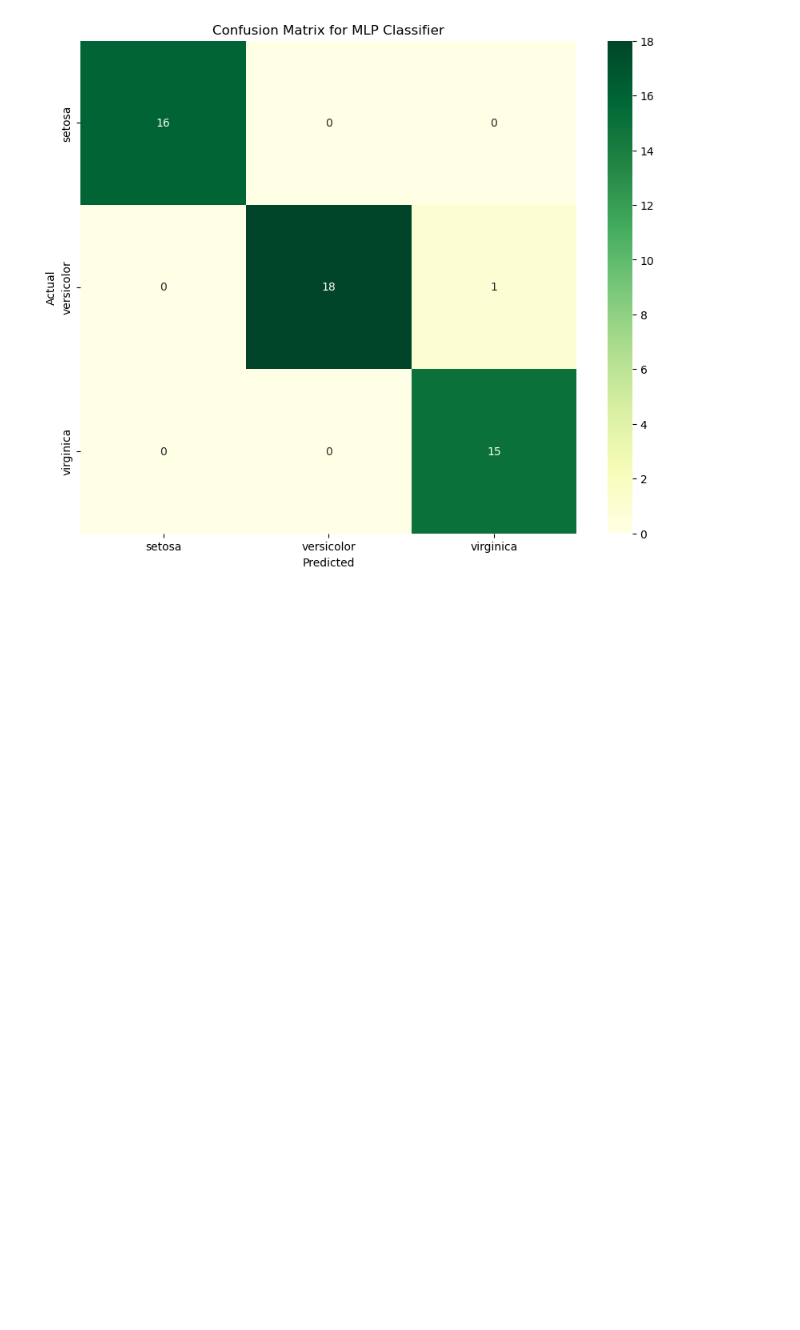
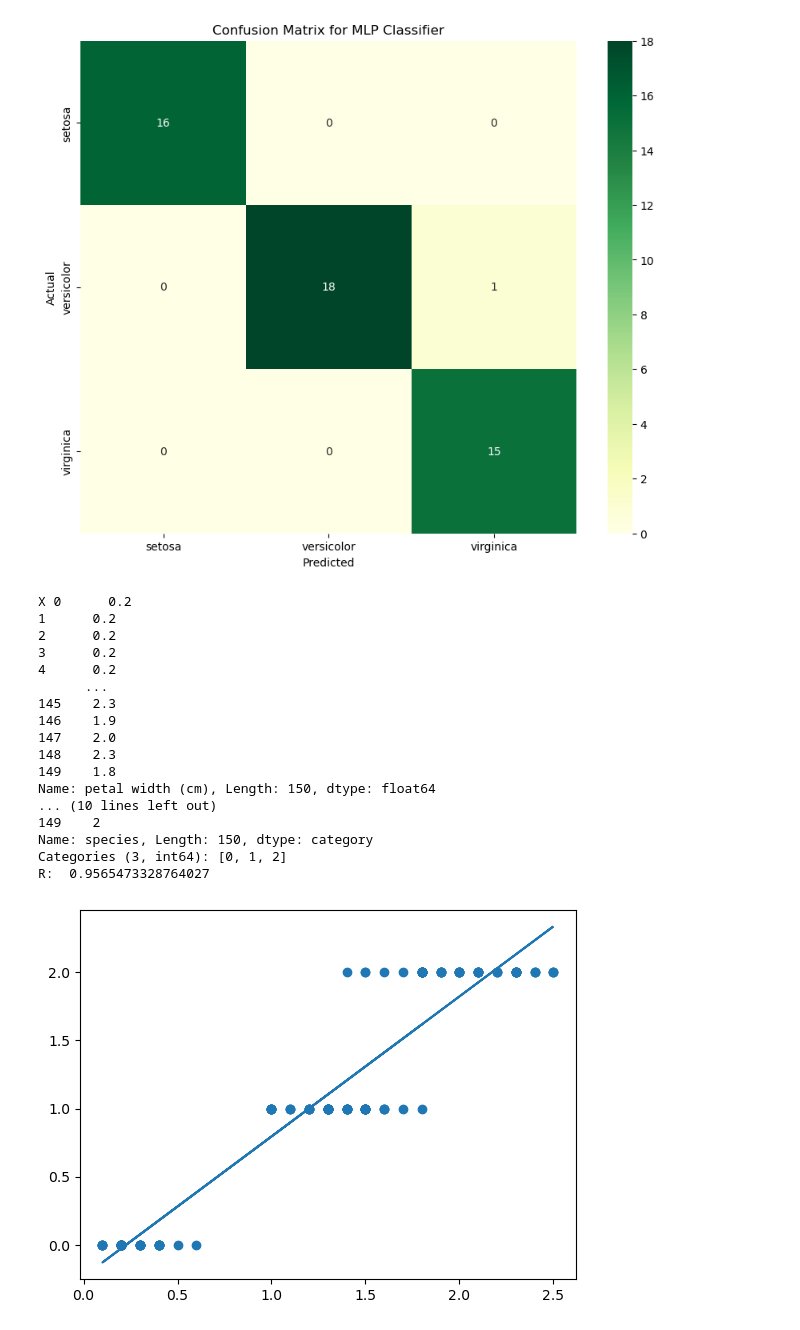
Before and after one commit to kshitijhalder/ACT, a Jupyter notebook: Python/May/#Iris.ipynb, the cells around one changed output. Drawn from its saved outputs; the diff is of its cells as text; code cells hidden in the pictures; blank space fills up the shorter version.

```diff
--- a/Python/May/#Iris.ipynb
+++ b/Python/May/#Iris.ipynb
@@ -220,3 +221,49 @@ Matrix
  [ 0 18  1]
  [ 0  0 15]]
 [figure]
+# %%
+import matplotlib.pyplot as plt
+from scipy import stats
+import pandas as pd
+
+df = pd.DataFrame(iris.data, columns=iris.feature_names)
+
+# Add a new column for the species name
+df['species'] = pd.Categorical.from_codes(iris.target, iris.target_names)
+
+df.to_csv('iris.csv', index=False)
+df = df.replace({'species': {'setosa': 0, 'versicolor': 1, 'virginica': 2}})
+x = df.iloc[:, 3]
+y = df.iloc[:, 4]
+
+print("X",x)
+print("Y",y)
+
+slope, intercept, r, p, std_err = stats.linregress(x, y)
+def SL(x):
+  return slope * x + intercept
+
+m = list(map(SL, x))
+plt.plot(x,m)
+plt.scatter(x,y)
+
+print("R: ", r)
+# %% [output]
+X 0      0.2
+1      0.2
+2      0.2
+3      0.2
+4      0.2
+      ...
+145    2.3
+146    1.9
+147    2.0
+148    2.3
+149    1.8
+Name: petal width (cm), Length: 150, dtype: float64
+... (10 lines left out)
+149    2
+Name: species, Length: 150, dtype: category
+Categories (3, int64): [0, 1, 2]
+R:  0.9565473328764027
+[figure, added]
```
Also changed, not shown: parts of 1 cell of this notebook, 11 other files.
